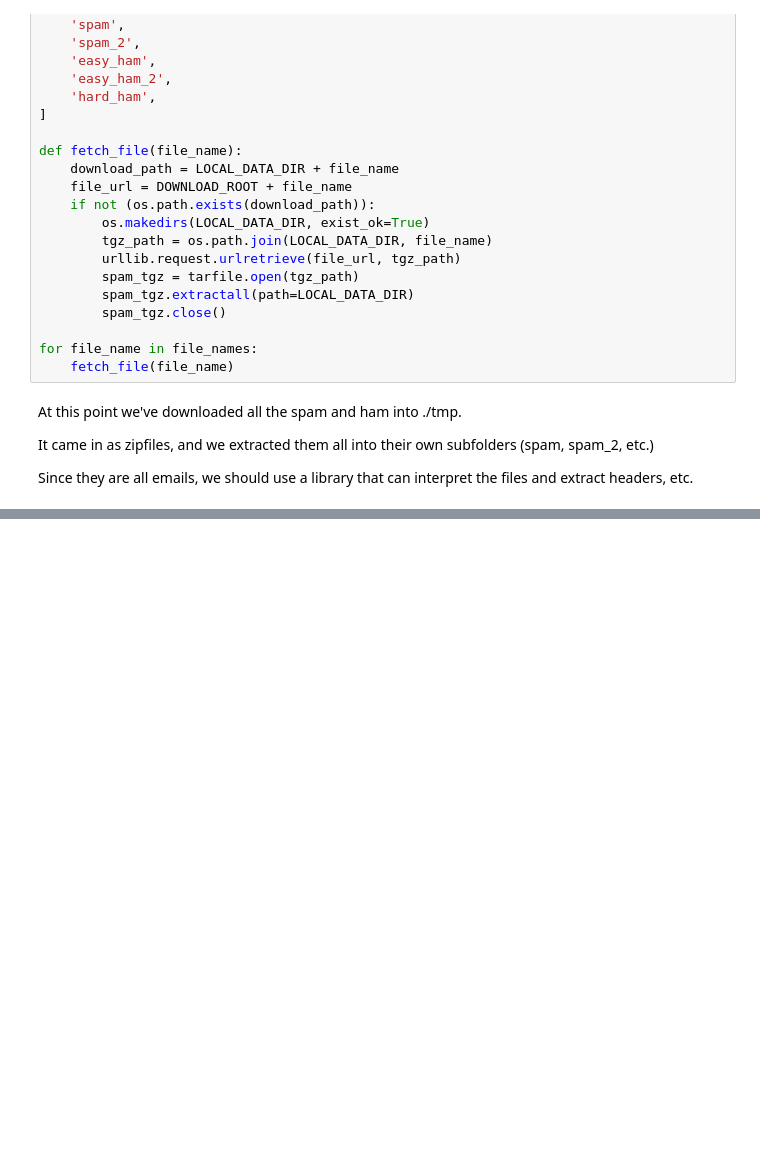
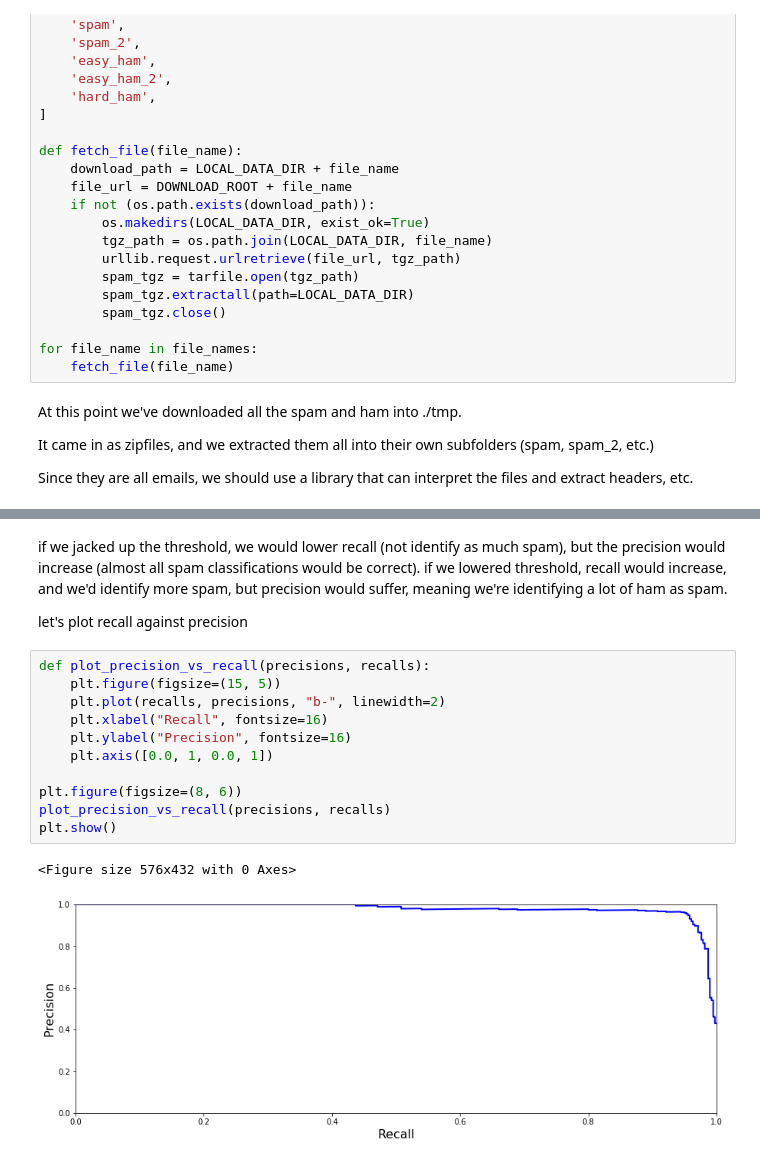
Before and after one commit to Kallin/data_sci_explore, a Jupyter notebook: work/external_tutorials/hands_on_machine_learning/chapter_3/exercises_3.ipynb, the cells around one changed output, grey strips where cells are left out. Drawn from its saved outputs; the diff is of its cells as text; blank space fills up the shorter version.

```diff
--- a/work/external_tutorials/hands_on_machine_learning/chapter_3/exercises_3.ipynb
+++ b/work/external_tutorials/hands_on_machine_learning/chapter_3/exercises_3.ipynb
@@ -235,0 +558,19 @@ text6.collocations()
+# %% [markdown]
+if we jacked up the threshold, we would lower recall (not identify as much spam), but the precision would increase (almost all spam classifications would be correct).
+if we lowered threshold, recall would increase, and we'd identify more spam, but precision would suffer, meaning we're identifying a lot of ham as spam.
+
+let's plot recall against precision
+# %%
+def plot_precision_vs_recall(precisions, recalls):
+    plt.figure(figsize=(15, 5))
+    plt.plot(recalls, precisions, "b-", linewidth=2)
+    plt.xlabel("Recall", fontsize=16)
+    plt.ylabel("Precision", fontsize=16)
+    plt.axis([0.0, 1, 0.0, 1])
+
+plt.figure(figsize=(8, 6))
+plot_precision_vs_recall(precisions, recalls)
+plt.show()
+# %% [output]
+<Figure size 576x432 with 0 Axes>
+[figure, added]
```
Also changed, not shown: parts of 91 cells of this notebook, 3 other files.
